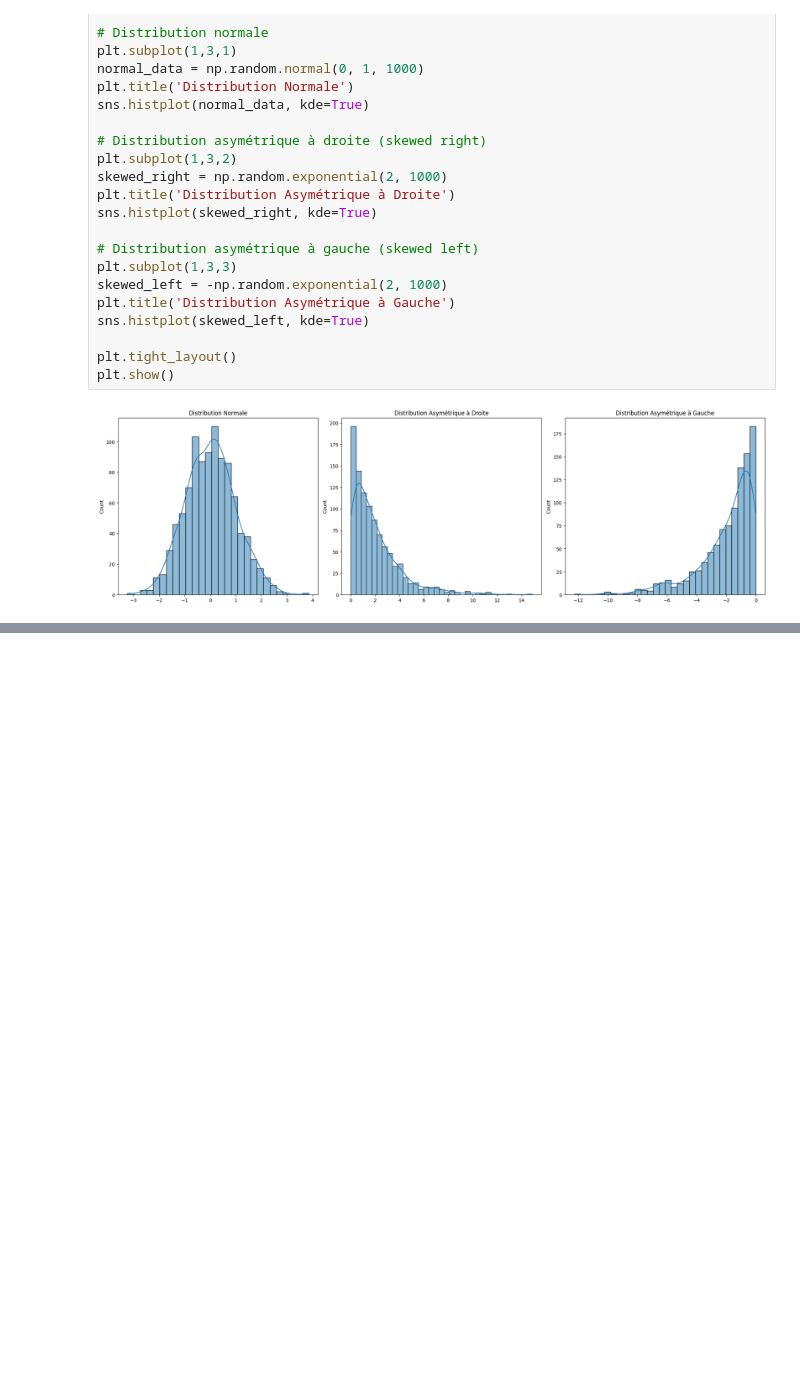
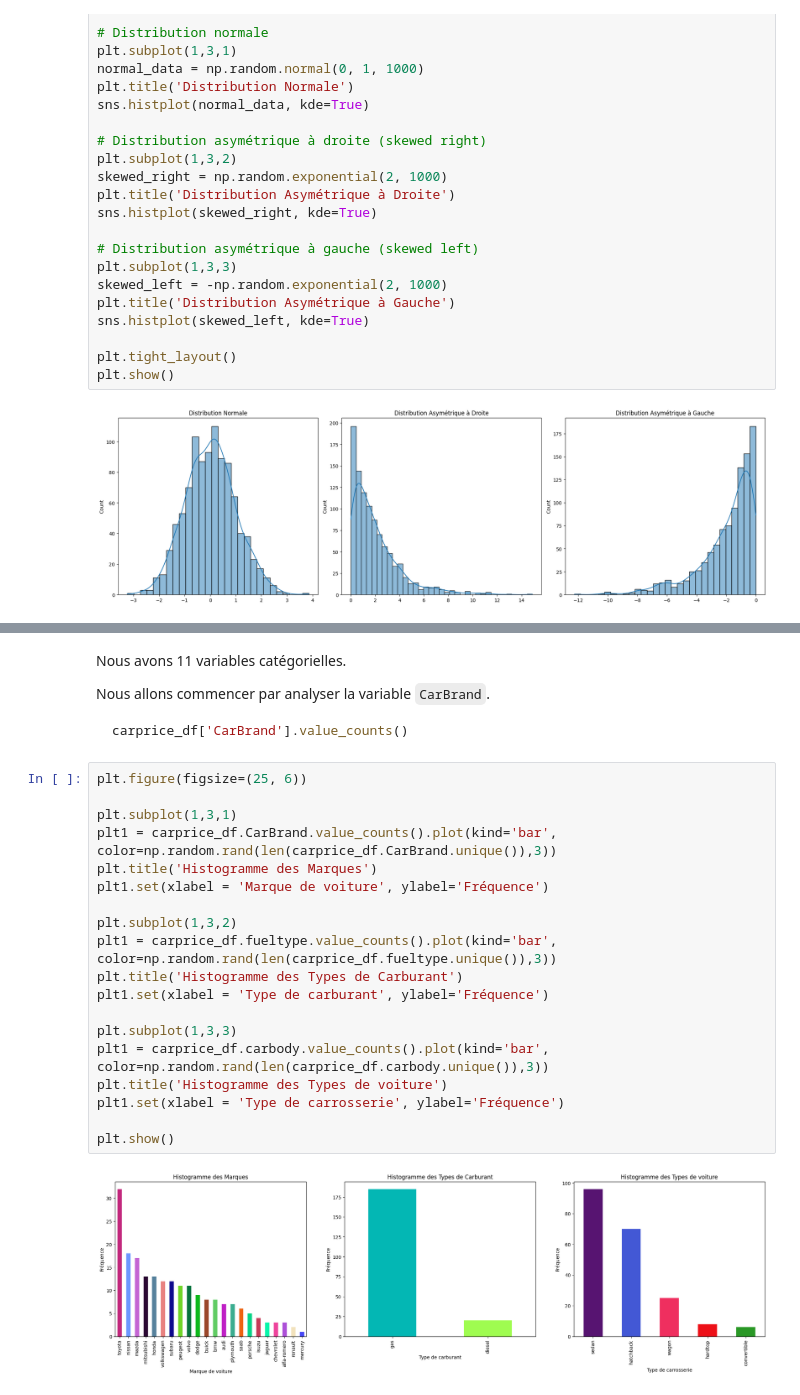
Before and after one commit to logan974/DataCupChallengeLoganFork, a Jupyter notebook: MasterClass_3/Cours3.ipynb, the cells around one changed output, grey strips where cells are left out. Cells and saved outputs as stored; diff of their text form; blank space fills up the shorter version.

````diff
--- a/MasterClass_3/Cours3.ipynb
+++ b/MasterClass_3/Cours3.ipynb
@@ -724,0 +743,29 @@ ___
+# %% [markdown]
+Nous avons 11 variables catégorielles.
+
+Nous allons commencer par analyser la variable ```CarBrand```.
+
+```python
+carprice_df['CarBrand'].value_counts()
+```
+# %%
+plt.figure(figsize=(25, 6))
+
+plt.subplot(1,3,1)
+plt1 = carprice_df.CarBrand.value_counts().plot(kind='bar', color=np.random.rand(len(carprice_df.CarBrand.unique()),3))
+plt.title('Histogramme des Marques')
+plt1.set(xlabel = 'Marque de voiture', ylabel='Fréquence')
+
+plt.subplot(1,3,2)
+plt1 = carprice_df.fueltype.value_counts().plot(kind='bar', color=np.random.rand(len(carprice_df.fueltype.unique()),3))
+plt.title('Histogramme des Types de Carburant')
+plt1.set(xlabel = 'Type de carburant', ylabel='Fréquence')
+
+plt.subplot(1,3,3)
+plt1 = carprice_df.carbody.value_counts().plot(kind='bar', color=np.random.rand(len(carprice_df.carbody.unique()),3))
+plt.title('Histogramme des Types de voiture')
+plt1.set(xlabel = 'Type de carrosserie', ylabel='Fréquence')
+
+plt.show()
+# %% [output]
+[figure, added]
````
Also changed, not shown: parts of 11 cells of this notebook.
